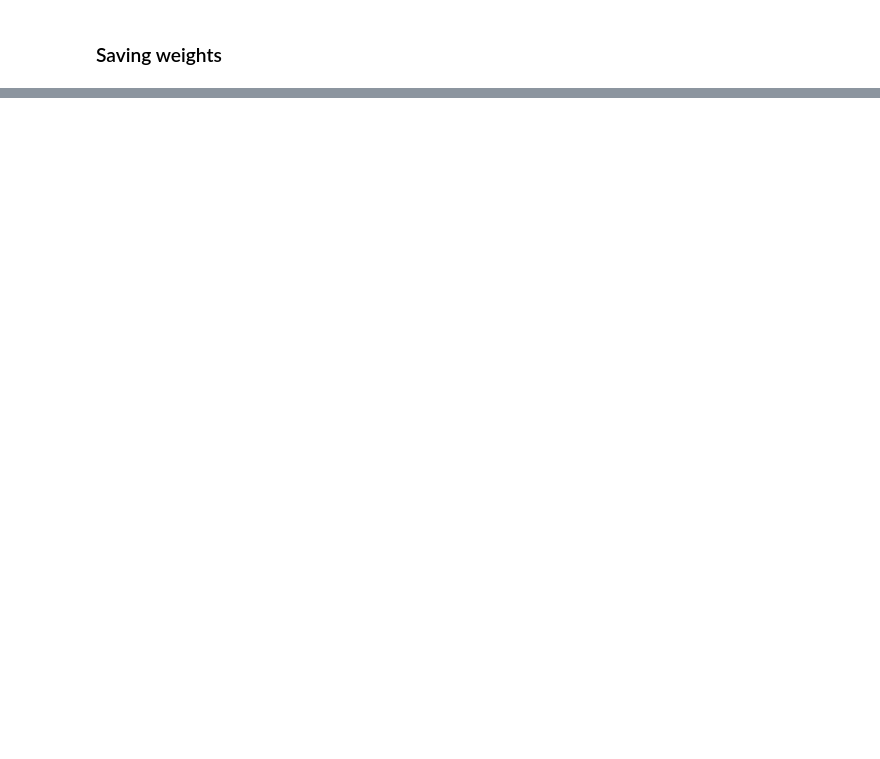
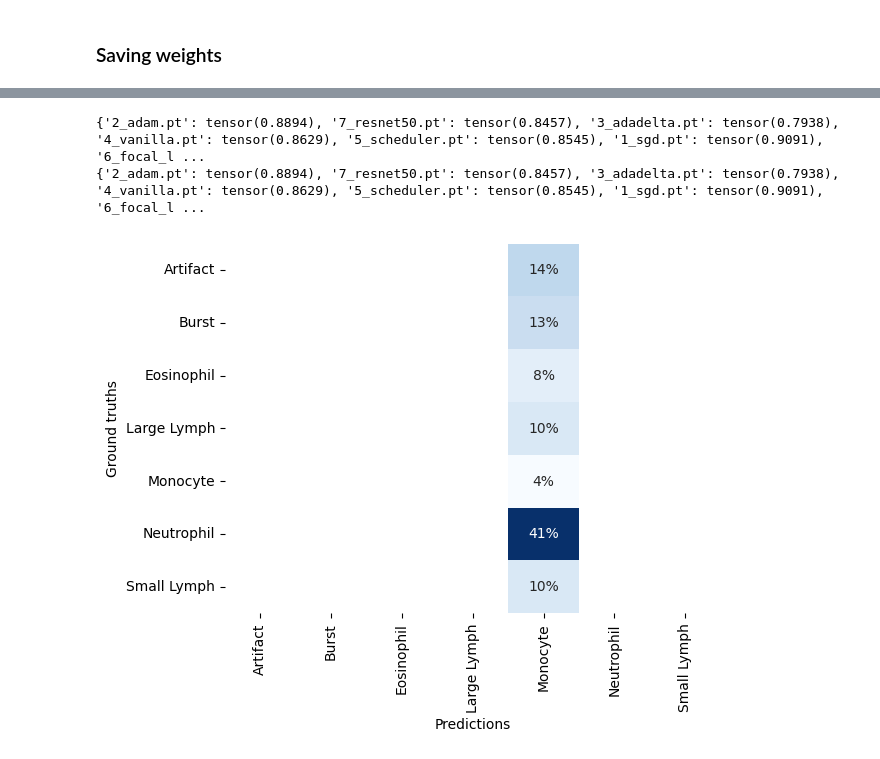
Before and after one commit to lordPachy/bloodyai, a Jupyter notebook: classification/resnet.ipynb, the cells around one changed output, grey strips where cells are left out. Saved outputs shown, nothing was run; the diff lists cells and outputs as text; code cells hidden in the pictures; blank space fills up the shorter version.

```diff
--- a/classification/resnet.ipynb
+++ b/classification/resnet.ipynb
@@ -665,7 +907,7 @@ def batch_inference_with_ResNet18(model, img):
     i = np.argmax(preds.detach().numpy(), axis=1)
     return torch.asarray(i)
 
-model= prepare_ResNet18(path_to_parameters='/home/pachy/Desktop/ACSAI/bloodyai/classification/parameters/state_dict_model_split_scheduler_wd.pt')
+model= prepare_ResNet18(path_to_parameters='/home/pachy/Desktop/ACSAI/bloodyai/classification/scheduler_wd.pt')
 # %% [output]
 FileNotFoundError: [Errno 2] No such file or directory: '/home/pachy/Desktop/ACSAI/bloodyai/classification/parameters/state_dict_model_split_scheduler_wd.pt'
 # %%
@@ -721,7 +963,7 @@ class ResNet18_scheduler_fl(ResNet):
         Y = d2l.reshape(Y, (-1,))
         ce_loss = torch.nn.functional.cross_entropy(Y_hat, Y, reduction='none') # important to add reduction='none' to keep per-batch-item loss
         pt = torch.exp(-ce_loss)
-        focal_loss = (0.25 * (1-pt)**2 * ce_loss).mean()
+        focal_loss = torch.mean((0.25 * (1-pt)**2 * ce_loss)) if averaged==True else (0.25 * (1-pt)**2 * ce_loss)
         return focal_loss
 # %%
 model = ResNet18_scheduler_fl(lr = 0.02, num_classes=7)
@@ -780,7 +1023,7 @@ def batch_inference_with_ResNet18(model, img):
     i = np.argmax(preds.detach().numpy(), axis=1)
     return torch.asarray(i)
 
-model= prepare_ResNet18(path_to_parameters='/home/pachy/Desktop/ACSAI/bloodyai/classification/parameters/state_dict_model_split_scheduler_fl.pt')
+model= prepare_ResNet18(path_to_parameters='/home/pachy/Desktop/ACSAI/bloodyai/classification/parameters/focal_loss.pt')
 # %%
 data = CroppedCellsFull()
 test_data = data.get_datatest_loader()
@@ -876,4 +1124,11 @@ torch.save(model.state_dict(), 'parameters/state_dict_model_split_scheduler_50.p
 # %%
+def prepare_ResNet18(path_to_parameters):
+    model = ResNet18(num_classes=7)
+    model.load_state_dict(torch.load(path_to_parameters))
+    model.eval()
+
+    return model
+
 def prepare_ResNet50(path_to_parameters):
     model = ResNet50_scheduler(num_classes=7)
     model.load_state_dict(torch.load(path_to_parameters))
@@ -886,4 +1141,6 @@ def batch_inference_with_ResNet18(model, img):
     i = np.argmax(preds.detach().numpy(), axis=1)
     return torch.asarray(i)
 
-model= prepare_ResNet50(path_to_parameters='/home/pachy/Desktop/ACSAI/bloodyai/classification/parameters/state_dict_model_split_scheduler_50.pt')
+data = CroppedCellsFull()
+test_data = data.get_datatest_loader()
+path_parameters = '/home/pachy/Desktop/ACSAI/bloodyai/classification/parameters'
@@ -922,0 +1147,50 @@ ax
+# %%
+accuracy = {}
+accuracy_class_averaged = {}
+
+for param in os.listdir('/home/pachy/Desktop/ACSAI/bloodyai/classification/parameters'):
+    #Let's instantiate the model
+    if param == 'resnet50.pt':
+        model = prepare_ResNet50(path_parameters + '/' + param)
+    else:
+        model = prepare_ResNet18(path_parameters + '/' + param)
+
+    #Now we can create space for taking the test results
+    y_hat = torch.tensor([])
+    y_true = torch.tensor([])
+    pred_prob = torch.tensor([])
+
+    for batch in iter(test_data):
+        X, y = batch
+        i = batch_inference_with_ResNet18(model, X)
+        #print(y_hat)
+        y_hat = torch.concatenate((y_hat, i))
+        y_true = torch.concatenate((y_true, y))
+        #pred_prob = torch.concatenate((pred_prob, preds))
+
+    accuracy[param] = torchmetrics.functional.classification.multiclass_accuracy(y_hat, y_true, 7)
+    accuracy_class_averaged[param] = torchmetrics.functional.classification.multiclass_accuracy(y_hat, y_true, 7, average='macro')
+
+    #Confusion matrix
+    cf_matrix_scheduler = sklearn.metrics.confusion_matrix(y_true, y_hat)
+    if 'ax' in locals():
+        ax.clear()
+    ax = sns.heatmap(
+        data = cf_matrix_scheduler/sum(cf_matrix_scheduler),
+        annot=True,
+        fmt='.0%',
+        cbar=False,
+        xticklabels=['Artifact', 'Burst', 'Eosinophil', 'Large Lymph', 'Monocyte', 'Neutrophil', 'Small Lymph'],
+        yticklabels=['Artifact', 'Burst', 'Eosinophil', 'Large Lymph', 'Monocyte','Neutrophil', 'Small Lymph'],
+        cmap='Blues'
+    )
+    ax.set(xlabel = 'Predictions', ylabel = 'Ground truths')
+    fig = ax.get_figure()
+    fig.savefig('/home/pachy/Desktop/ACSAI/bloodyai/classification/results/' + param[:-3] + ".png")
+
+print(accuracy)
+print(accuracy_class_averaged)
+# %% [output]
+{'2_adam.pt': tensor(0.8894), '7_resnet50.pt': tensor(0.8457), '3_adadelta.pt': tensor(0.7938), '4_vanilla.pt': tensor(0.8629), '5_scheduler.pt': tensor(0.8545), '1_sgd.pt': tensor(0.9091), '6_focal_l ...
+{'2_adam.pt': tensor(0.8894), '7_resnet50.pt': tensor(0.8457), '3_adadelta.pt': tensor(0.7938), '4_vanilla.pt': tensor(0.8629), '5_scheduler.pt': tensor(0.8545), '1_sgd.pt': tensor(0.9091), '6_focal_l ...
+[figure, added]
```
Also changed, not shown: parts of 41 cells of this notebook, 6 other files.
